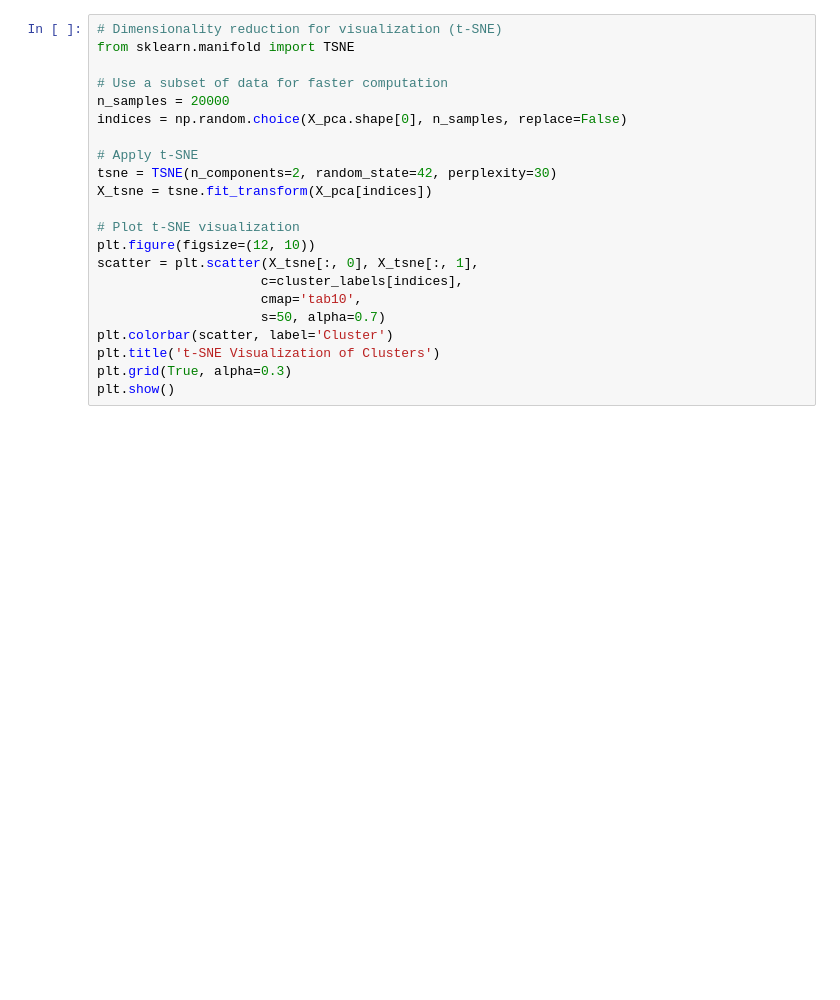
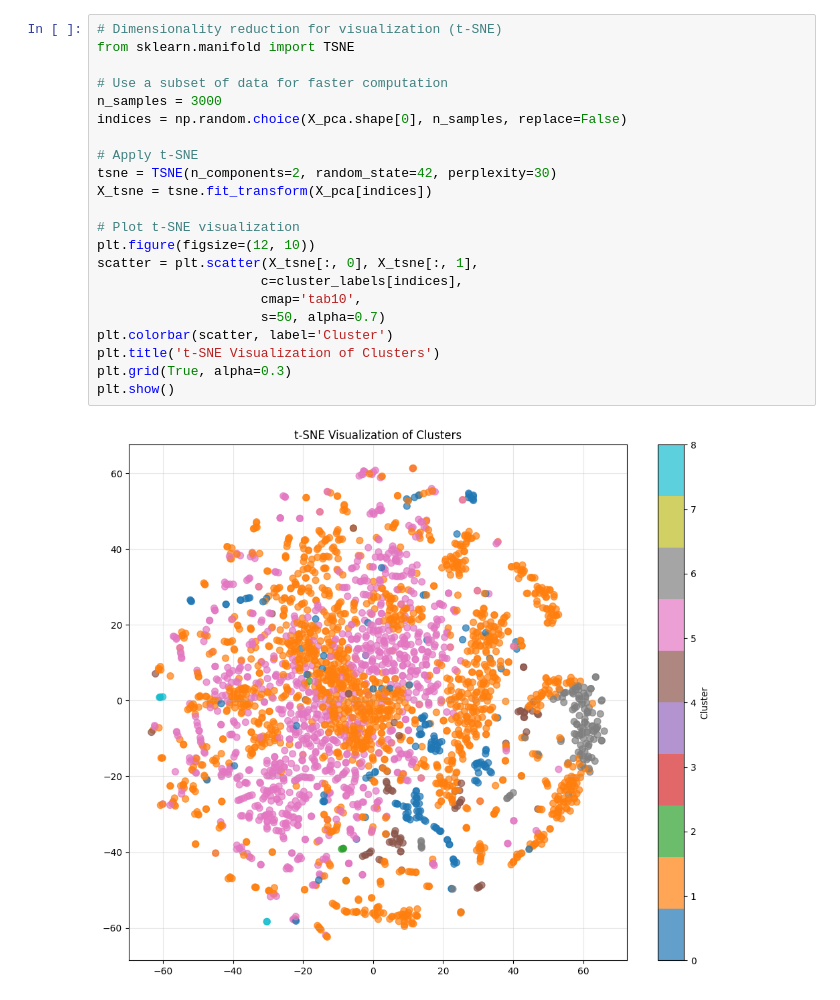
Before and after one commit to sanjeevtrivedi/pml-project, a Jupyter notebook: sanjeev/image_classification-st-2.ipynb, the cells around one changed output. Drawn from its saved outputs; the diff is of its cells as text; blank space fills up the shorter version.

```diff
--- a/sanjeev/image_classification-st-2.ipynb
+++ b/sanjeev/image_classification-st-2.ipynb
@@ -120,22 +147,24 @@ plt.show()
 # %%
 # Dimensionality reduction for visualization (t-SNE)
 from sklearn.manifold import TSNE
 
 # Use a subset of data for faster computation
-n_samples = 20000
+n_samples = 3000
 indices = np.random.choice(X_pca.shape[0], n_samples, replace=False)
 
 # Apply t-SNE
 tsne = TSNE(n_components=2, random_state=42, perplexity=30)
 X_tsne = tsne.fit_transform(X_pca[indices])
 
 # Plot t-SNE visualization
 plt.figure(figsize=(12, 10))
 scatter = plt.scatter(X_tsne[:, 0], X_tsne[:, 1],
                      c=cluster_labels[indices],
                      cmap='tab10',
                      s=50, alpha=0.7)
 plt.colorbar(scatter, label='Cluster')
 plt.title('t-SNE Visualization of Clusters')
 plt.grid(True, alpha=0.3)
 plt.show()
+# %% [output]
+[figure, added]
```
Also changed, not shown: parts of 7 cells of this notebook, 6 other files.
